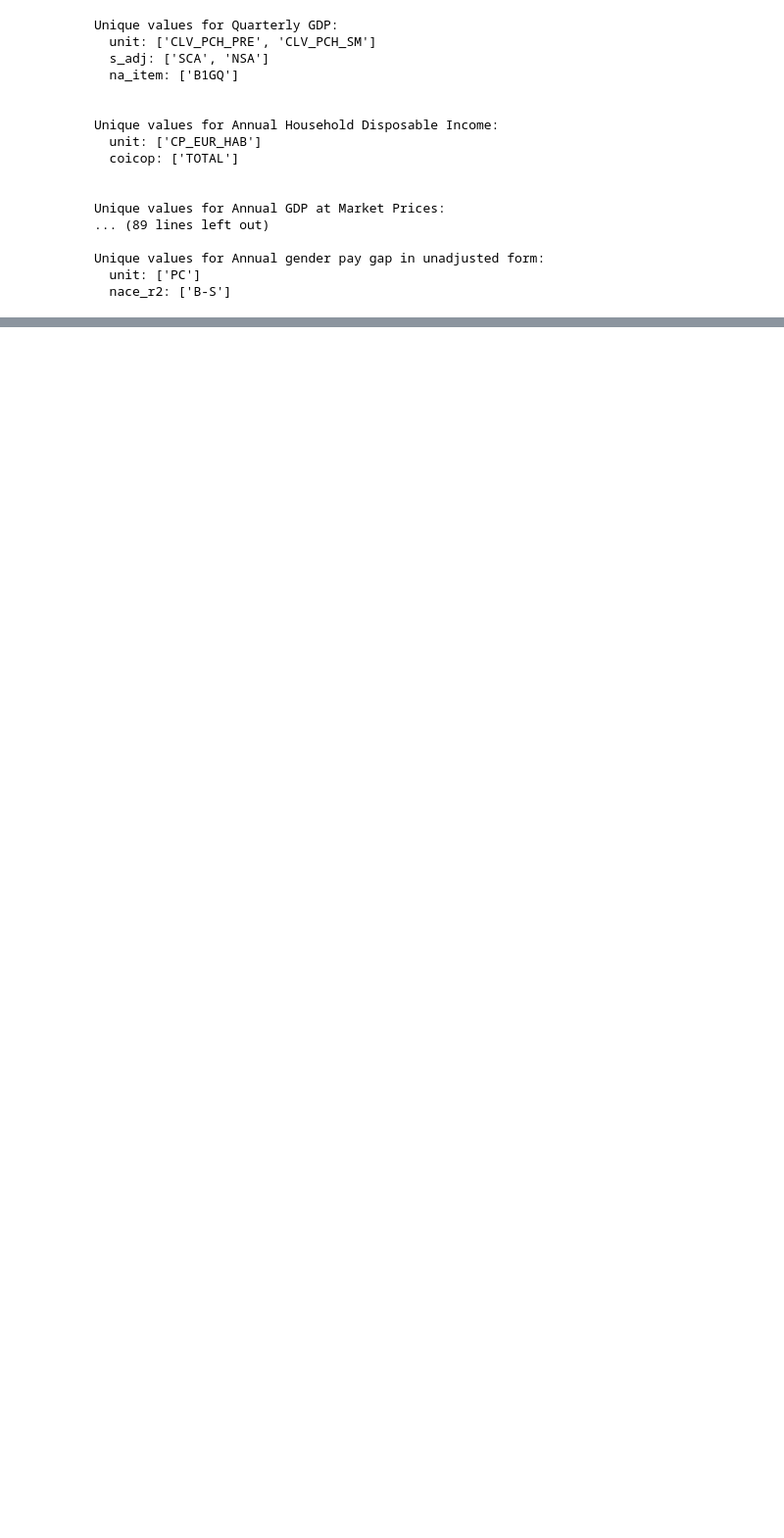
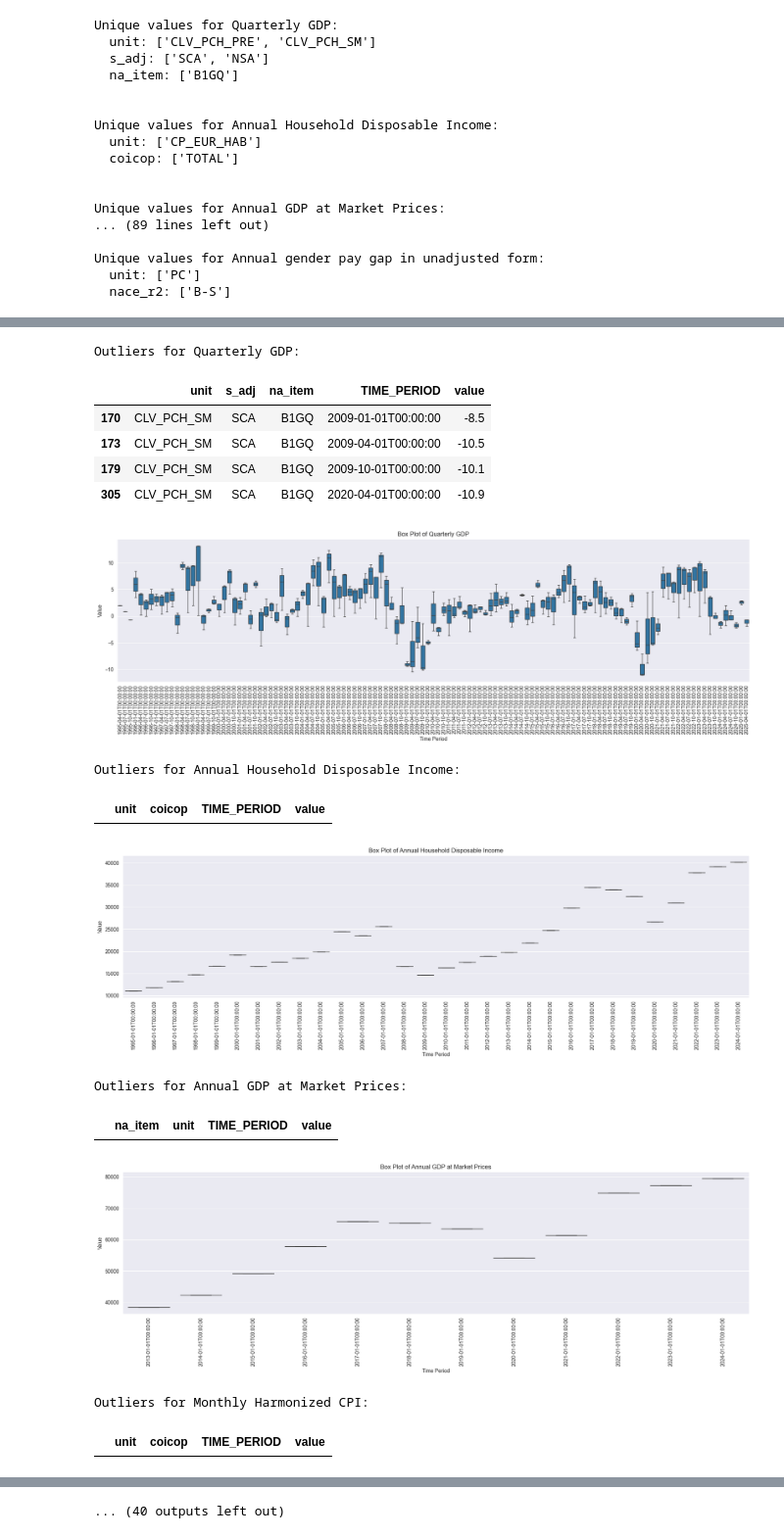
Before and after one commit to muffindud/iceland-data-analysis, a Jupyter notebook: main.ipynb, the cells around one changed output, grey strips where cells are left out. Shown at 98% size. Drawn from its saved outputs; the diff is of its cells as text; code cells hidden in the pictures; blank space fills up the shorter version.

```diff
--- a/main.ipynb
+++ b/main.ipynb
@@ -619,0 +461,55 @@ KeyError: 'value'
+# %%
+def box_plot(frame: Frame, group_by_cols: list[str]) -> None:
+    df = frame.dataframe.copy()
+
+    plt.figure(figsize=(18, 6))
+    sns.boxplot(data=df, x="TIME_PERIOD", y="value")
+    plt.title(f"Box Plot of {frame.name}")
+    plt.xlabel("Time Period")
+    plt.ylabel("Value")
+    plt.xticks(rotation=90)
+    plt.tight_layout()
+    plt.show()
+# %%
+OUTLIERS: dict[str, pd.DataFrame] = {}
+
+OUTLIERS[DATAFRAMES[0].eurostat_code] = get_outliers(DATAFRAMES[0], ["na_item", "unit", "s_adj"])  # Quarterly GDP
+OUTLIERS[DATAFRAMES[1].eurostat_code] = get_outliers(DATAFRAMES[1], [])  # Annual Household Disposable Income
+OUTLIERS[DATAFRAMES[2].eurostat_code] = get_outliers(DATAFRAMES[2], [])  # Annual GDP at Market Prices
+OUTLIERS[DATAFRAMES[3].eurostat_code] = get_outliers(DATAFRAMES[3], ["coicop"])  # Monthly Harmonized CPI
+OUTLIERS[DATAFRAMES[4].eurostat_code] = get_outliers(DATAFRAMES[4], ["coicop"])  # Monthly CPI Inflation Rate
+OUTLIERS[DATAFRAMES[5].eurostat_code] = get_outliers(DATAFRAMES[5], ["coicop"])  # Annual CPI Inflation Rate by Income Group
+OUTLIERS[DATAFRAMES[6].eurostat_code] = get_outliers(DATAFRAMES[6], ["isced11"])  # Annual Unemployment Rate by Education Level
+OUTLIERS[DATAFRAMES[7].eurostat_code] = get_outliers(DATAFRAMES[7], ["isced11"])  # Annual Employment Rate by Education Level
+OUTLIERS[DATAFRAMES[8].eurostat_code] = get_outliers(DATAFRAMES[8], ["isco08", "isced11"])  # Annual Employed Persons by Occupation and Educational Attainment Level
+OUTLIERS[DATAFRAMES[9].eurostat_code] = get_outliers(DATAFRAMES[9], ["citizen"])  # Annual Employment
+OUTLIERS[DATAFRAMES[10].eurostat_code] = get_outliers(DATAFRAMES[10], ["indic_em", "age"])  # Quarterly employment and activity by sex and age
+OUTLIERS[DATAFRAMES[11].eurostat_code] = get_outliers(DATAFRAMES[11], ["indic_em"])  # Quarterly labour market transitions
+OUTLIERS[DATAFRAMES[12].eurostat_code] = get_outliers(DATAFRAMES[12], [])  # Quarterly employment rates by citizenship
+OUTLIERS[DATAFRAMES[13].eurostat_code] = get_outliers(DATAFRAMES[13], ["s_adj", "age", "sex", "unit"])  # Monthly total unemployment rate
+OUTLIERS[DATAFRAMES[14].eurostat_code] = get_outliers(DATAFRAMES[14], ["sex", "age", "unit", "isced11"])  # Annual population by educational attainment level
+OUTLIERS[DATAFRAMES[15].eurostat_code] = get_outliers(DATAFRAMES[15], ["unit", "estruct", "ecase"])  # Annual net earnings
+OUTLIERS[DATAFRAMES[16].eurostat_code] = get_outliers(DATAFRAMES[16], ["unit", "nace_r2"])  # Annual gender pay gap in unadjusted form
+# %%
+for code, outlier_df in OUTLIERS.items():
+    frame = next((f for f in DATAFRAMES if f.eurostat_code == code), None)
+    if frame is not None:
+        print(f"Outliers for {frame.name}:")
+        display(outlier_df)
+        box_plot(frame, [])
+# %% [output]
+Outliers for Quarterly GDP:
+|  | unit | s_adj | na_item | TIME_PERIOD | value |
+| 170 | CLV_PCH_SM | SCA | B1GQ | 2009-01-01T00:00:00 | -8.5 |
+| 173 | CLV_PCH_SM | SCA | B1GQ | 2009-04-01T00:00:00 | -10.5 |
+| 179 | CLV_PCH_SM | SCA | B1GQ | 2009-10-01T00:00:00 | -10.1 |
+| 305 | CLV_PCH_SM | SCA | B1GQ | 2020-04-01T00:00:00 | -10.9 |
+[figure, added]
+Outliers for Annual Household Disposable Income:
+|  | unit | coicop | TIME_PERIOD | value |
+[figure, added]
+Outliers for Annual GDP at Market Prices:
+|  | na_item | unit | TIME_PERIOD | value |
+[figure, added]
+Outliers for Monthly Harmonized CPI:
+|  | unit | coicop | TIME_PERIOD | value |
@@ -619,0 +517 @@ KeyError: 'value'
+... (40 outputs left out)
```
Also changed, not shown: parts of 6 cells of this notebook.
